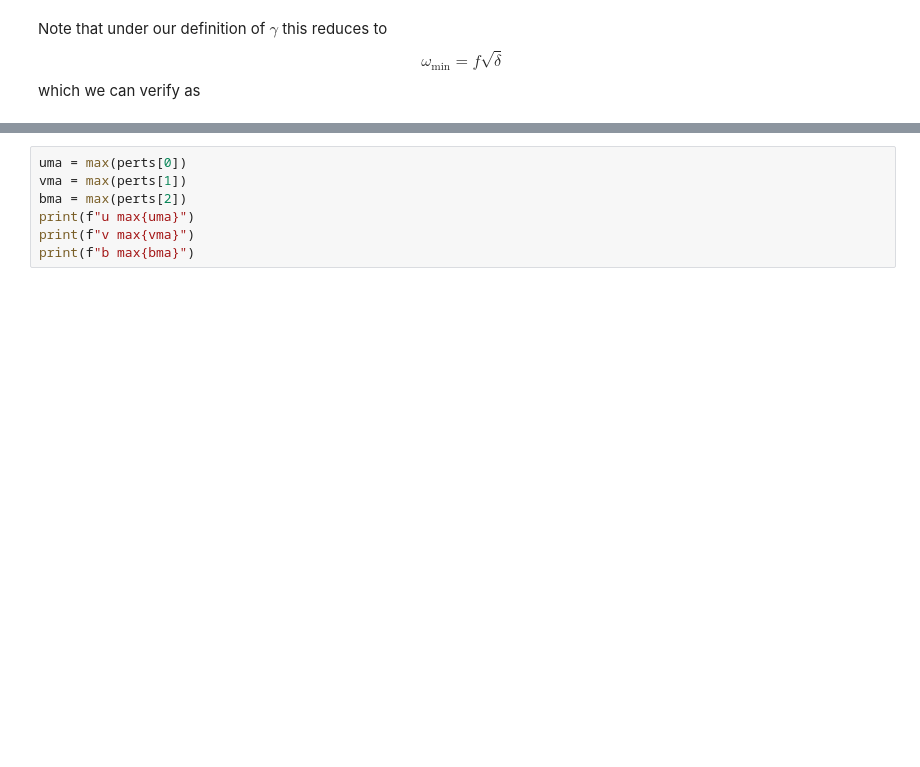
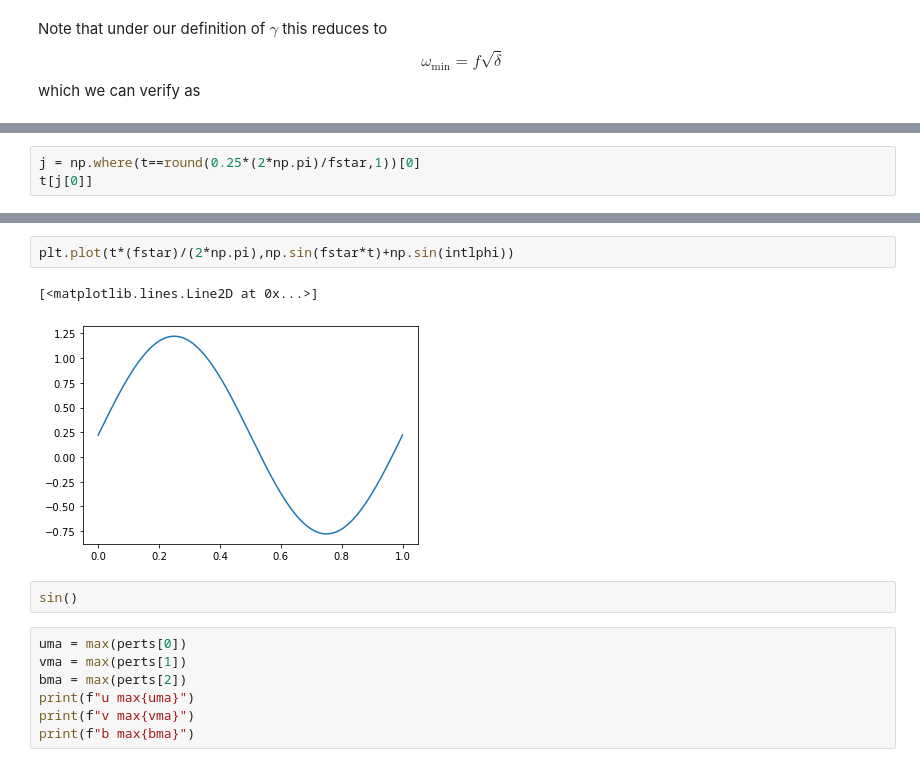
Before and after one commit to loganpknudsen/BottomBoundaryLayer, a Jupyter notebook: parameter_space_check.ipynb, the cells around one changed output, grey strips where cells are left out. Drawn from its saved outputs; the diff is of its cells as text; blank space fills up the shorter version.

```diff
--- a/parameter_space_check.ipynb
+++ b/parameter_space_check.ipynb
@@ -98,0 +115,3 @@ omega_min_delta
+# %%
+j = np.where(t==round(0.25*(2*np.pi)/fstar,1))[0]
+t[j[0]]
@@ -101,3 +151,10 @@ np.where(t==round(0.75*(2*np.pi)/fstar))
+# %%
+plt.plot(t*(fstar)/(2*np.pi),np.sin(fstar*t)+np.sin(intlphi))
+# %% [output]
+[<matplotlib.lines.Line2D at 0x...>]
+[figure, added]
+# %%
+sin()
 # %%
 uma = max(perts[0])
 vma = max(perts[1])
```
Also changed, not shown: parts of 21 cells of this notebook, 1 other file.
